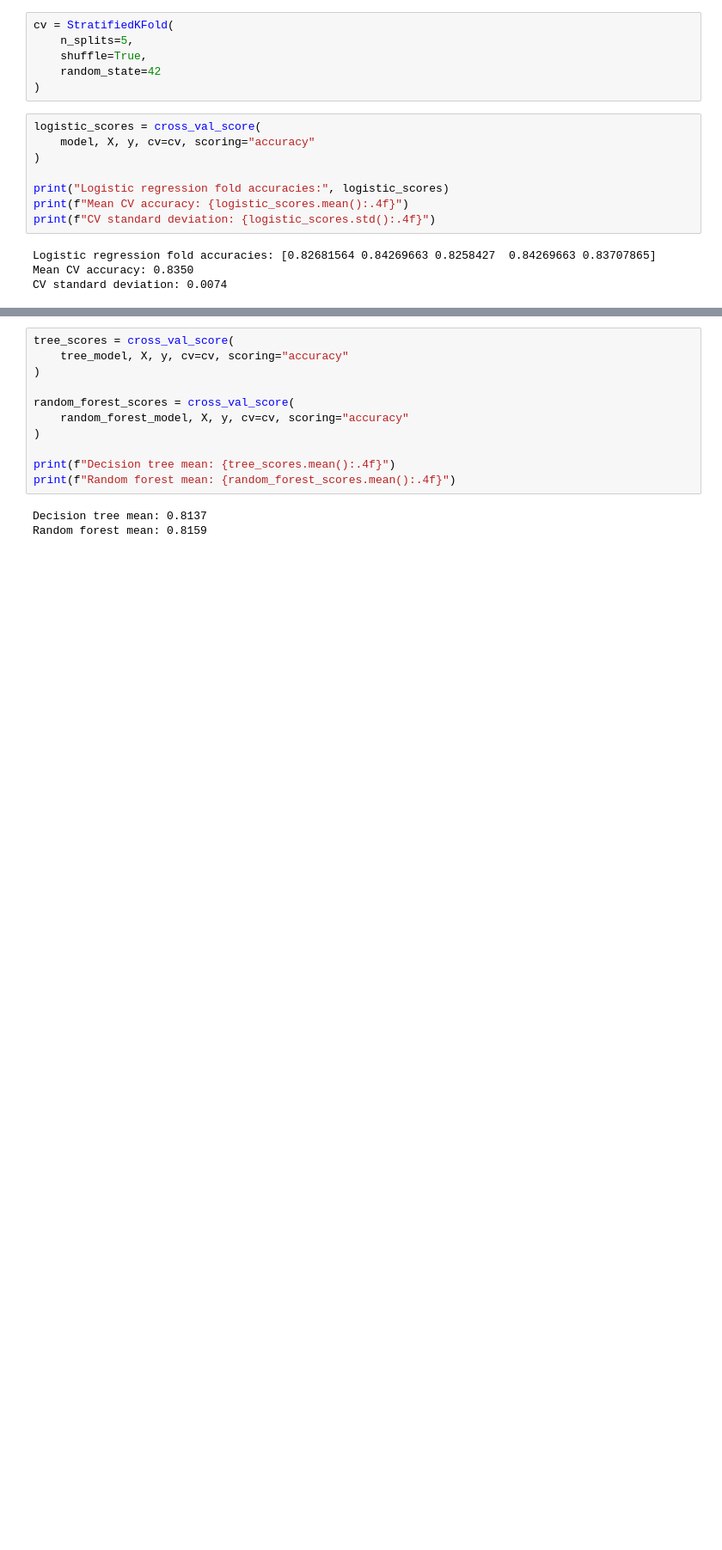
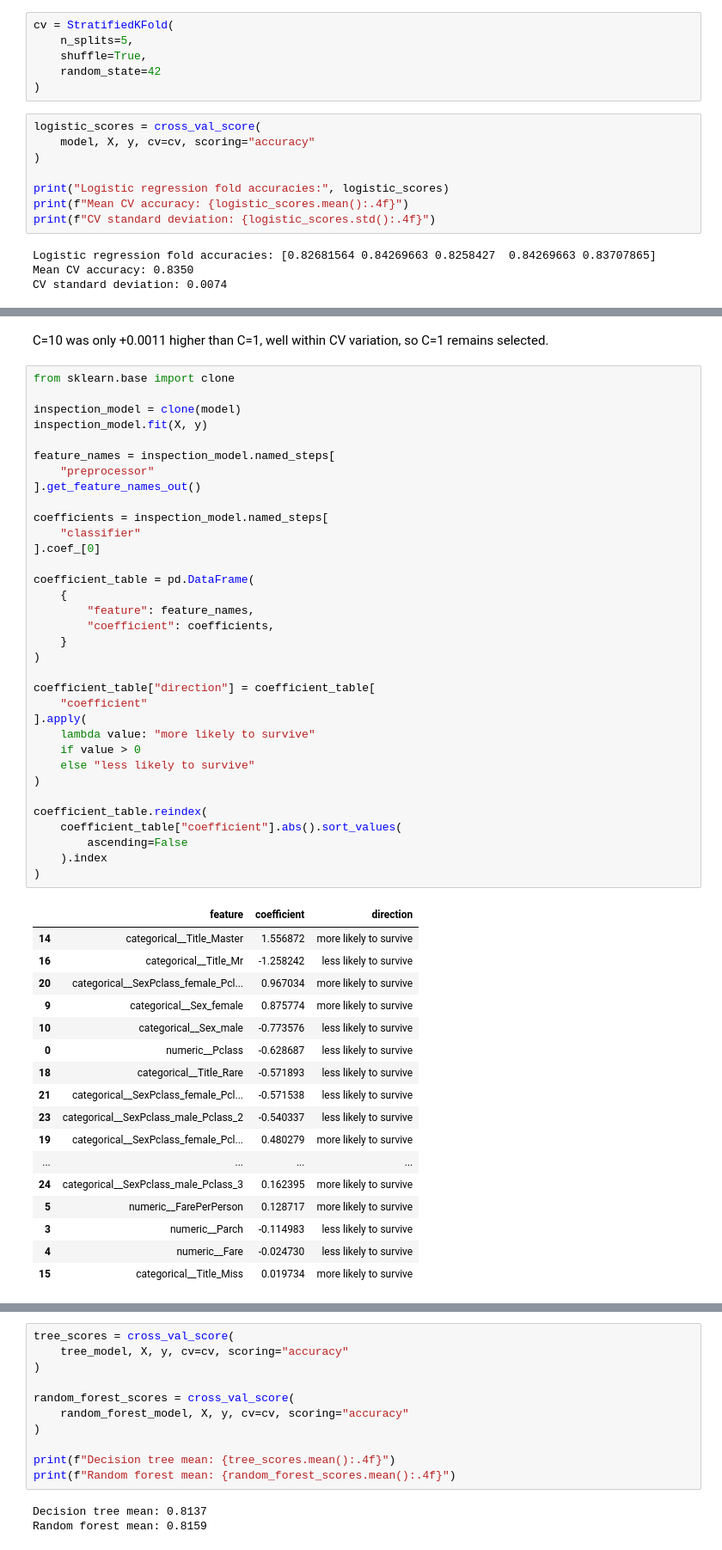
Before and after one commit to Shamil-lateef/titanic-kaggle, a Jupyter notebook: main.ipynb, the cells around one changed output, grey strips where cells are left out. Shown at 86% size. Cells and saved outputs as stored; diff of their text form; blank space fills up the shorter version.

```diff
--- a/main.ipynb
+++ b/main.ipynb
@@ -281,0 +314,54 @@ CV standard deviation: 0.0074
+# %% [markdown]
+C=10 was only +0.0011 higher than C=1, well within CV variation, so C=1 remains selected.
+# %%
+from sklearn.base import clone
+
+inspection_model = clone(model)
+inspection_model.fit(X, y)
+
+feature_names = inspection_model.named_steps[
+    "preprocessor"
+].get_feature_names_out()
+
+coefficients = inspection_model.named_steps[
+    "classifier"
+].coef_[0]
+
+coefficient_table = pd.DataFrame(
+    {
+        "feature": feature_names,
+        "coefficient": coefficients,
+    }
+)
+
+coefficient_table["direction"] = coefficient_table[
+    "coefficient"
+].apply(
+    lambda value: "more likely to survive"
+    if value > 0
+    else "less likely to survive"
+)
+
+coefficient_table.reindex(
+    coefficient_table["coefficient"].abs().sort_values(
+        ascending=False
+    ).index
+)
+# %% [output]
+|  | feature | coefficient | direction |
+| 14 | categorical__Title_Master | 1.556872 | more likely to survive |
+| 16 | categorical__Title_Mr | -1.258242 | less likely to survive |
+| 20 | categorical__SexPclass_female_Pcl... | 0.967034 | more likely to survive |
+| 9 | categorical__Sex_female | 0.875774 | more likely to survive |
+| 10 | categorical__Sex_male | -0.773576 | less likely to survive |
+| 0 | numeric__Pclass | -0.628687 | less likely to survive |
+| 18 | categorical__Title_Rare | -0.571893 | less likely to survive |
+| 21 | categorical__SexPclass_female_Pcl... | -0.571538 | less likely to survive |
+| 23 | categorical__SexPclass_male_Pclass_2 | -0.540337 | less likely to survive |
+| 19 | categorical__SexPclass_female_Pcl... | 0.480279 | more likely to survive |
+| ... | ... | ... | ... |
+| 24 | categorical__SexPclass_male_Pclass_3 | 0.162395 | more likely to survive |
+| 5 | numeric__FarePerPerson | 0.128717 | more likely to survive |
+| 3 | numeric__Parch | -0.114983 | less likely to survive |
+| 4 | numeric__Fare | -0.024730 | less likely to survive |
+| 15 | categorical__Title_Miss | 0.019734 | more likely to survive |
```
Also changed, not shown: parts of 8 cells of this notebook, 1 other file.
